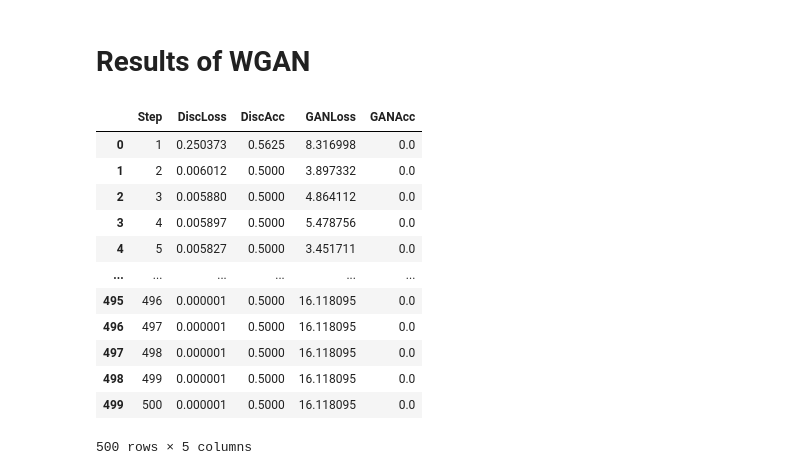
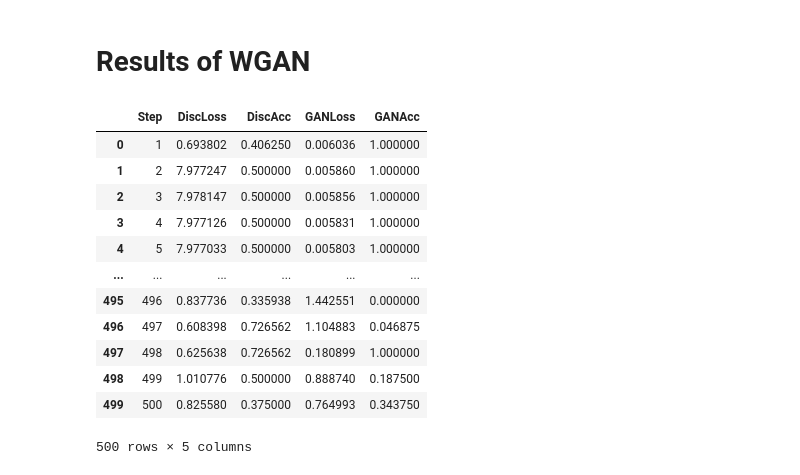
Before and after one commit to Tejas-Nanaware/GAN-Anime-Characters, a Jupyter notebook: Results.ipynb, the cells around one changed output. Saved outputs shown, nothing was run; the diff lists cells and outputs as text; code cells hidden in the pictures.

```diff
--- a/Results.ipynb
+++ b/Results.ipynb
@@ -82,19 +69,19 @@ for i in range(len(ranges[:-1])):
 # %% [markdown]
 # Results of WGAN
 # %%
-df = pd.read_csv('wlog.csv')
+df = pd.read_csv('bnlog.csv')
 df
 # %% [output]
 |  | Step | DiscLoss | DiscAcc | GANLoss | GANAcc |
-| 0 | 1 | 0.250373 | 0.5625 | 8.316998 | 0.0 |
-| 1 | 2 | 0.006012 | 0.5000 | 3.897332 | 0.0 |
-| 2 | 3 | 0.005880 | 0.5000 | 4.864112 | 0.0 |
-| 3 | 4 | 0.005897 | 0.5000 | 5.478756 | 0.0 |
-| 4 | 5 | 0.005827 | 0.5000 | 3.451711 | 0.0 |
+| 0 | 1 | 0.693802 | 0.406250 | 0.006036 | 1.000000 |
+| 1 | 2 | 7.977247 | 0.500000 | 0.005860 | 1.000000 |
+| 2 | 3 | 7.978147 | 0.500000 | 0.005856 | 1.000000 |
+| 3 | 4 | 7.977126 | 0.500000 | 0.005831 | 1.000000 |
+| 4 | 5 | 7.977033 | 0.500000 | 0.005803 | 1.000000 |
 | ... | ... | ... | ... | ... | ... |
-| 495 | 496 | 0.000001 | 0.5000 | 16.118095 | 0.0 |
-| 496 | 497 | 0.000001 | 0.5000 | 16.118095 | 0.0 |
-| 497 | 498 | 0.000001 | 0.5000 | 16.118095 | 0.0 |
-| 498 | 499 | 0.000001 | 0.5000 | 16.118095 | 0.0 |
-| 499 | 500 | 0.000001 | 0.5000 | 16.118095 | 0.0 |
+| 495 | 496 | 0.837736 | 0.335938 | 1.442551 | 0.000000 |
+| 496 | 497 | 0.608398 | 0.726562 | 1.104883 | 0.046875 |
+| 497 | 498 | 0.625638 | 0.726562 | 0.180899 | 1.000000 |
+| 498 | 499 | 1.010776 | 0.500000 | 0.888740 | 0.187500 |
+| 499 | 500 | 0.825580 | 0.375000 | 0.764993 | 0.343750 |
 500 rows × 5 columns
```
Also changed, not shown: parts of 9 cells of this notebook.
